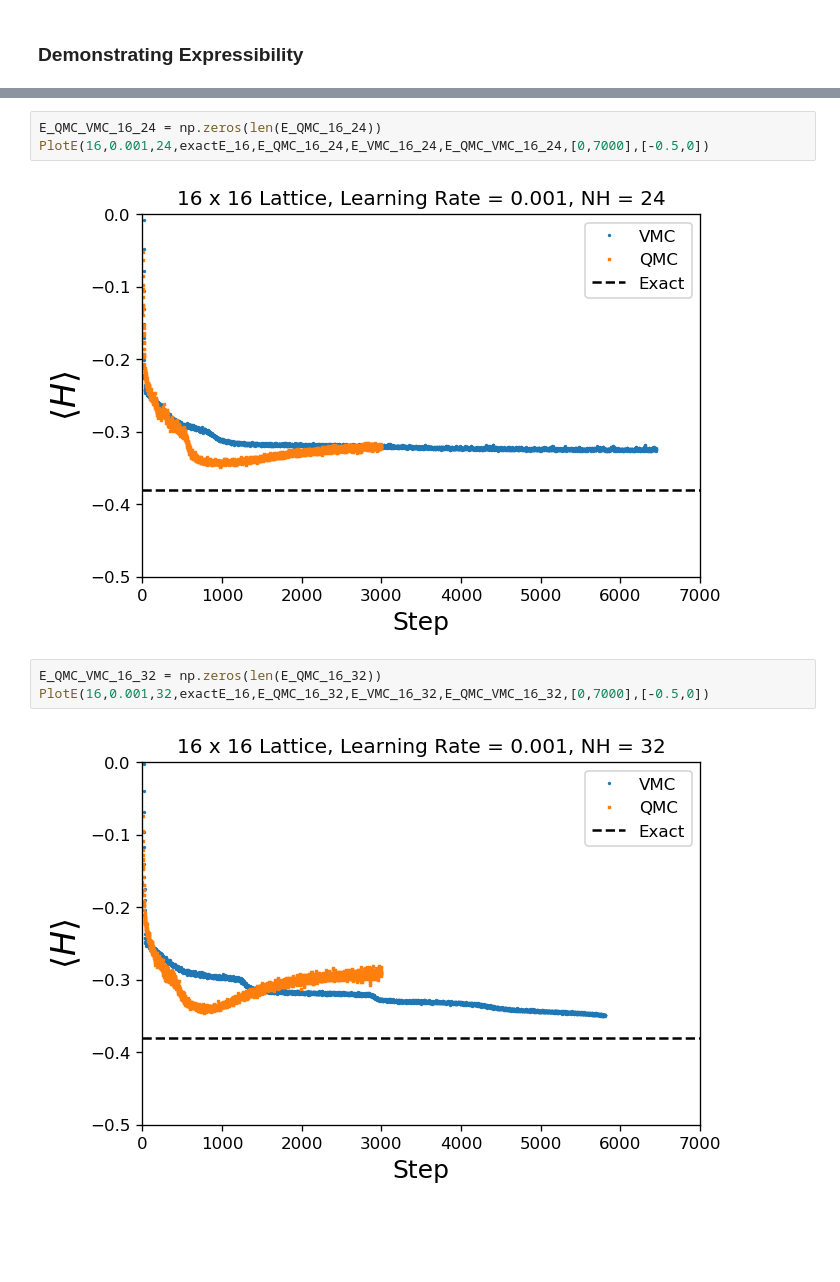
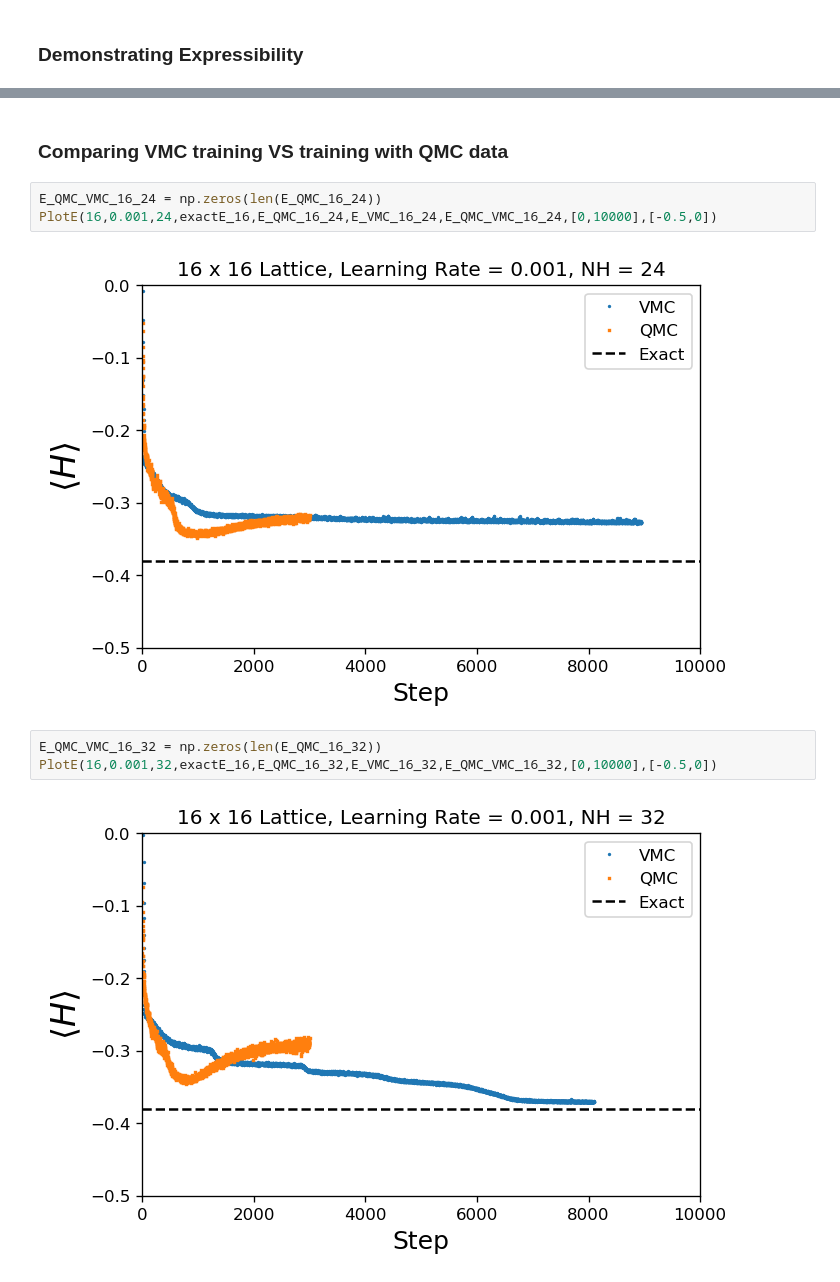
Before and after one commit to MelkoCollective/NeuralNetworks-for-Quantum, a Jupyter notebook: src_qmc_vmc/Paper Plots.ipynb, the cells around one changed output, grey strips where cells are left out. Drawn from its saved outputs; the diff is of its cells as text; blank space fills up the shorter version.

Commit message:
updating paper plots/making new plots

```diff
--- a/src_qmc_vmc/Paper Plots.ipynb
+++ b/src_qmc_vmc/Paper Plots.ipynb
@@ -128,12 +305,14 @@ QMCPlot(16, 0.0001, exactE_16, E_QMC_16_8_fulldata,E_QMC_16_16_fulldata,E_QMC_16
+# %% [markdown]
+### Comparing VMC training VS training with QMC data
 # %%
 E_QMC_VMC_16_24 = np.zeros(len(E_QMC_16_24))
-PlotE(16,0.001,24,exactE_16,E_QMC_16_24,E_VMC_16_24,E_QMC_VMC_16_24,[0,7000],[-0.5,0])
+PlotE(16,0.001,24,exactE_16,E_QMC_16_24,E_VMC_16_24,E_QMC_VMC_16_24,[0,10000],[-0.5,0])
 # %% [output]
-[figure, old version]
+[figure, new version]
 # %%
 E_QMC_VMC_16_32 = np.zeros(len(E_QMC_16_32))
-PlotE(16,0.001,32,exactE_16,E_QMC_16_32,E_VMC_16_32,E_QMC_VMC_16_32,[0,7000],[-0.5,0])
+PlotE(16,0.001,32,exactE_16,E_QMC_16_32,E_VMC_16_32,E_QMC_VMC_16_32,[0,10000],[-0.5,0])
 # %% [output]
-[figure, old version]
+[figure, new version]
 # %%
 E_QMC_VMC_16_40 = np.zeros(len(E_QMC_16_40))
```
Also changed, not shown: parts of 22 cells of this notebook.
